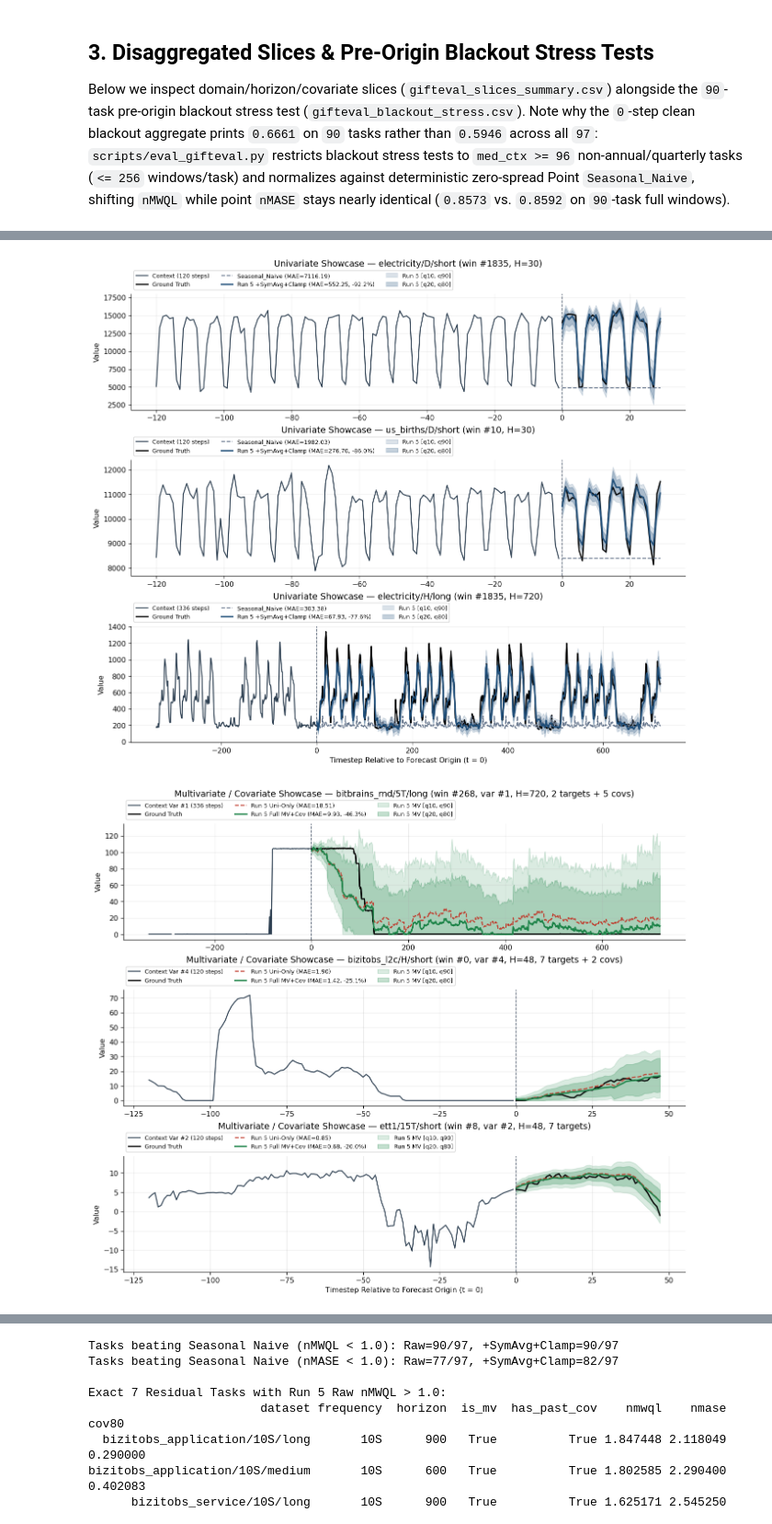
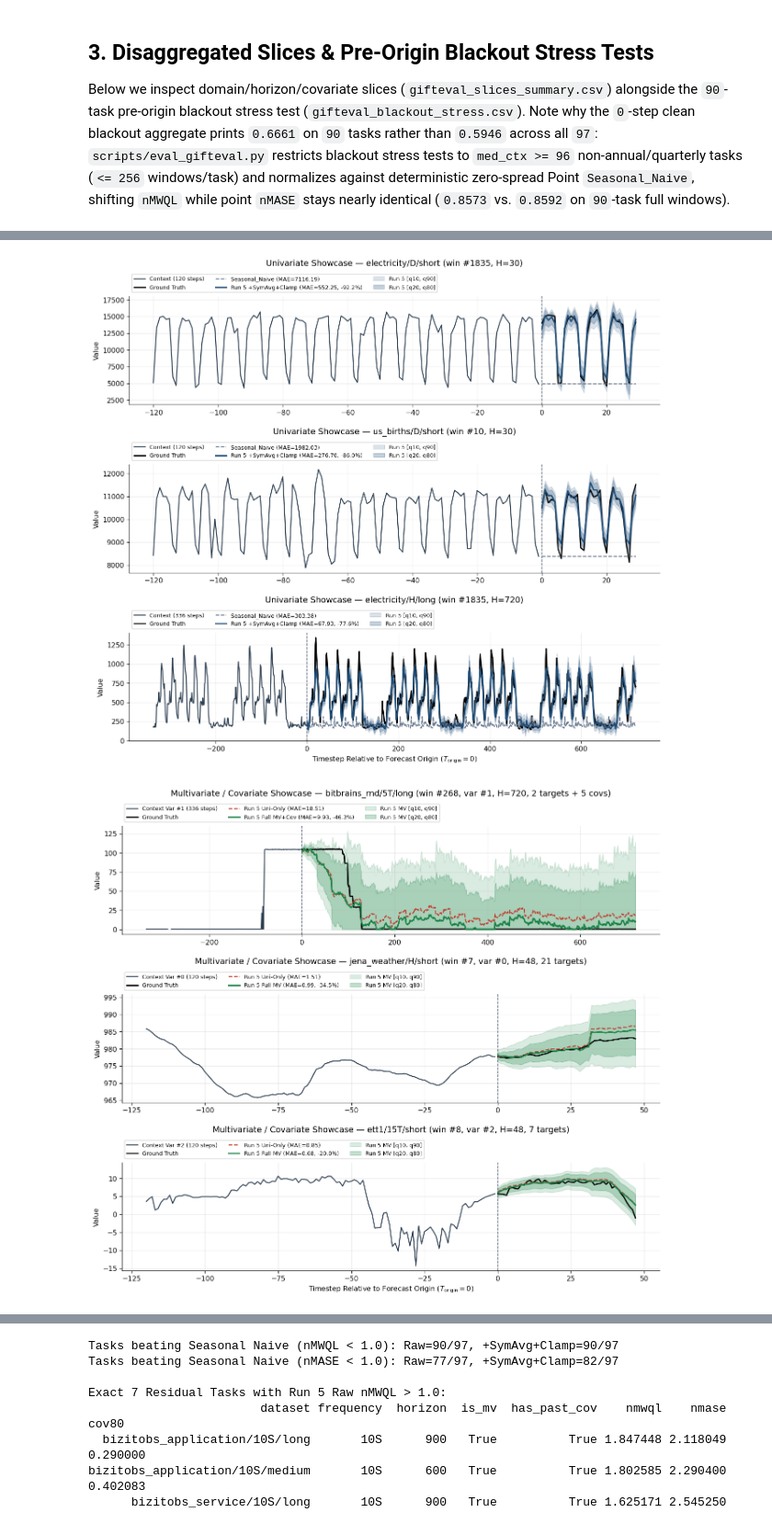
Before and after one commit to aldobattista/gifteval-tsfm-prototype, a Jupyter notebook: notebooks/03_checkpoint_eval_and_forecasts.ipynb, the cells around one changed output, grey strips where cells are left out. Shown at 92% size. Saved outputs shown, nothing was run; the diff lists cells and outputs as text; code cells hidden in the pictures.

Commit message:
polish: align equations, scripts, figures, docs, and notebooks

```diff
--- a/notebooks/03_checkpoint_eval_and_forecasts.ipynb
+++ b/notebooks/03_checkpoint_eval_and_forecasts.ipynb
@@ -402,7 +273,7 @@ def _load_showcase_examples():
         ]
         mv_specs = [
             ("bitbrains_rnd/5T", "long", 268, 1, "bitbrains_rnd/5T/long (win #268, var #1, H=720, 2 targets + 5 covs)"),
-            ("bizitobs_l2c/H", "short", 0, 4, "bizitobs_l2c/H/short (win #0, var #4, H=48, 7 targets + 2 covs)"),
+            ("jena_weather/H", "short", 7, 0, "jena_weather/H/short (win #7, var #0, H=48, 21 targets)"),
             ("ett1/15T", "short", 8, 2, "ett1/15T/short (win #8, var #2, H=48, 7 targets)"),
         ]
         uni_items = [(_load_single_window(d, t, w), label) for d, t, w, label in uni_specs]
@@ -420,9 +291,9 @@ def _load_showcase_examples():
     cov_f = np.stack([drv, np.roll(drv, 2)], axis=0).astype(np.float32)
     tgt_f = np.stack([12.0 + (1.0 + 0.15 * k) * cov_f[0] for k in range(3)], axis=0).astype(np.float32)
     mv_entries = [
-        (EvalEntry(tgt_f[:, :336], cov_f[:, :336], 48, tgt_f[:, 336:384], 24), 1, "fallback/mv_coupled_1 (H=48)"),
-        (EvalEntry(tgt_f[:, :336], cov_f[:, :336], 48, tgt_f[:, 336:384], 24), 2, "fallback/mv_coupled_2 (H=48)"),
-        (EvalEntry(tgt_f[:, :336], None, 48, tgt_f[:, 336:384], 24), 0, "fallback/mv_targets_only (H=48)"),
+        (EvalEntry(tgt_f[:, :336], cov_f[:, :336], 48, tgt_f[:, 336:384], 24), 1, "fallback/mv_coupled (H=48, 3 targets + 2 covs)"),
+        (EvalEntry(tgt_f[:, :336], None, 48, tgt_f[:, 336:384], 24), 2, "fallback/mv_weather_targets (H=48, 3 targets)"),
+        (EvalEntry(tgt_f[:, :336], None, 48, tgt_f[:, 336:384], 24), 0, "fallback/mv_targets_only (H=48, 3 targets)"),
     ]
     return u_entries, mv_entries
 
@@ -430,7 +301,7 @@ def _load_showcase_examples():
 uni_showcase, mv_showcase = _load_showcase_examples()
 
 # Figure A: Top Univariate Examples vs. Seasonal_Naive
-fig_u, axes_u = plt.subplots(len(uni_showcase), 1, figsize=(11.5, 9.8), constrained_layout=True)
+fig_u, axes_u = plt.subplots(len(uni_showcase), 1, figsize=(11.5, 10.4), constrained_layout=True)
 for ax, (ent_u, label_u) in zip(axes_u, uni_showcase):
     pred_u = predict_entries(model_r5, cfg_r5, [ent_u], DEVICE, batch_size=1, sym_avg=True).clamp_deciles[0]
     fut_u = ent_u.future_target[0]
@@ -452,41 +323,44 @@ for ax, (ent_u, label_u) in zip(axes_u, uni_showcase):
     ax.plot(t_fut, pred_u[4, :, 0], color="#1f4e79", lw=2.0, label=f"Run 5 +SymAvg+Clamp (MAE={mae_r5:.2f}, {delta_pct:+.1f}%)")
     ax.fill_between(t_fut, pred_u[0, :, 0], pred_u[8, :, 0], color="#1f4e79", alpha=0.16, label="Run 5 [q10, q90]")
     ax.fill_between(t_fut, pred_u[1, :, 0], pred_u[7, :, 0], color="#1f4e79", alpha=0.26, label="Run 5 [q20, q80]")
-    ax.set_title(f"Univariate Showcase — {label_u}", pad=38)
+    ax.set_title(f"Univariate Showcase — {label_u}", pad=44)
     ax.set_ylabel("Value")
     ax.legend(ncol=3, fontsize=8.0, loc="lower left", bbox_to_anchor=(0.0, 1.01), frameon=True)
-axes_u[-1].set_xlabel("Timestep Relative to Forecast Origin (t = 0)")
+axes_u[-1].set_xlabel(r"Timestep Relative to Forecast Origin ($T_{\mathrm{origin}} = 0$)")
+fig_u.get_layout_engine().set(h_pad=0.12)
 plt.show()
 
-# Figure B: Top Multivariate & Covariate Examples (Univariate-Only Run 5 vs. Full MV+Cov Run 5)
-fig_m, axes_m = plt.subplots(len(mv_showcase), 1, figsize=(11.5, 9.8), constrained_layout=True)
+# Figure B: Top Multivariate & Covariate Examples (Univariate-Only Run 5 vs. Full MV/MV+Cov Run 5)
+fig_m, axes_m = plt.subplots(len(mv_showcase), 1, figsize=(11.5, 10.4), constrained_layout=True)
 for ax, (ent_m, v_m, label_m) in zip(axes_m, mv_showcase):
     ent_uni_only = EvalEntry(ent_m.target[v_m : v_m + 1], None, ent_m.prediction_length, ent_m.future_target[v_m : v_m + 1], ent_m.season_length)
     p_uni = predict_entries(model_r5, cfg_r5, [ent_uni_only], DEVICE, batch_size=1, sym_avg=True).clamp_deciles[0]
     p_mv = predict_entries(model_r5, cfg_r5, [ent_m], DEVICE, batch_size=1, sym_avg=True).clamp_deciles[0]
 
     fut_m = ent_m.future_target[v_m]
     h_m = len(fut_m)
     ctx_keep = min(ent_m.target.shape[1], max(120, min(336, h_m)))
     ctx_m = ent_m.target[v_m, -ctx_keep:]
     mae_uni = float(np.mean(np.abs(p_uni[4, :, 0] - fut_m)))
     mae_mv = float(np.mean(np.abs(p_mv[4, :, v_m] - fut_m)))
     delta_pct = 100.0 * (mae_mv - mae_uni) / max(mae_uni, 1e-8)
+    mv_lbl = "Full MV+Cov" if ent_m.past_cov is not None else "Full MV"
 
     t_ctx = np.arange(-len(ctx_m), 0)
     t_fut = np.arange(0, h_m)
     ax.axvline(0, color="#475569", lw=1.0, ls="--")
     ax.plot(t_ctx, ctx_m, color="#2c3e50", lw=1.4, label=f"Context Var #{v_m} ({len(ctx_m)} steps)")
     ax.plot(t_fut, fut_m, color="black", lw=1.8, label="Ground Truth")
     ax.plot(t_fut, p_uni[4, :, 0], color="#c0392b", lw=1.5, ls="--", label=f"Run 5 Uni-Only (MAE={mae_uni:.2f})")
-    ax.plot(t_fut, p_mv[4, :, v_m], color="#1e8449", lw=2.0, label=f"Run 5 Full MV+Cov (MAE={mae_mv:.2f}, {delta_pct:+.1f}%)")
+    ax.plot(t_fut, p_mv[4, :, v_m], color="#1e8449", lw=2.0, label=f"Run 5 {mv_lbl} (MAE={mae_mv:.2f}, {delta_pct:+.1f}%)")
     ax.fill_between(t_fut, p_mv[0, :, v_m], p_mv[8, :, v_m], color="#1e8449", alpha=0.16, label="Run 5 MV [q10, q90]")
     ax.fill_between(t_fut, p_mv[1, :, v_m], p_mv[7, :, v_m], color="#1e8449", alpha=0.26, label="Run 5 MV [q20, q80]")
-    ax.set_title(f"Multivariate / Covariate Showcase — {label_m}", pad=38)
+    ax.set_title(f"Multivariate / Covariate Showcase — {label_m}", pad=44)
     ax.set_ylabel("Value")
     ax.legend(ncol=3, fontsize=8.0, loc="lower left", bbox_to_anchor=(0.0, 1.01), frameon=True)
-axes_m[-1].set_xlabel("Timestep Relative to Forecast Origin (t = 0)")
+axes_m[-1].set_xlabel(r"Timestep Relative to Forecast Origin ($T_{\mathrm{origin}} = 0$)")
+fig_m.get_layout_engine().set(h_pad=0.12)
 plt.show()
 # %% [output]
-[figure, old version]
+[figure, new version]
-[figure, old version]
+[figure, new version]
```
Also changed, not shown: parts of 12 cells of this notebook, 26 other files.
